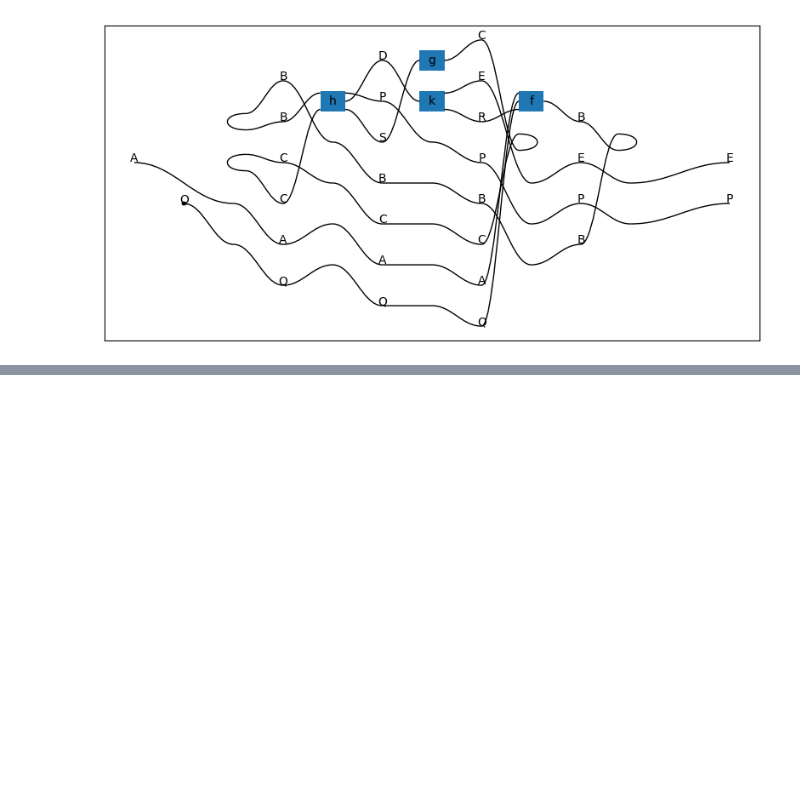
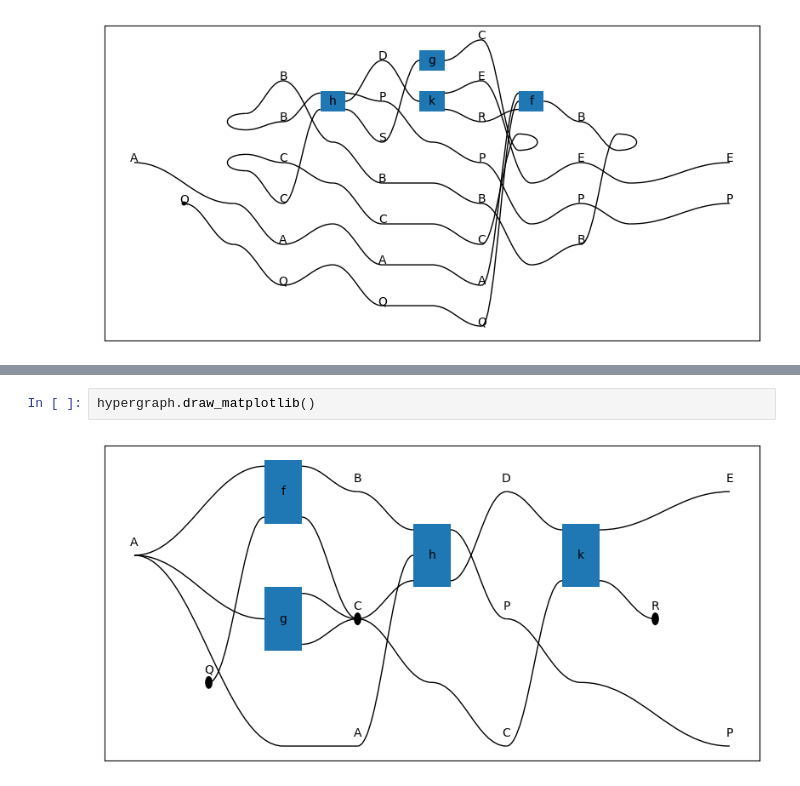
Before and after one commit to alexkoziell/hyperstrings, a Jupyter notebook: prototyping/scratchpad.ipynb, the cells around one changed output, grey strips where cells are left out. Cells and saved outputs as stored; diff of their text form; blank space fills up the shorter version.

```diff
--- a/prototyping/scratchpad.ipynb
+++ b/prototyping/scratchpad.ipynb
@@ -99,0 +164,4 @@ cyclic_hypergraph.make_cycles_explicit().draw_matplotlib()
+# %%
+hypergraph.draw_matplotlib()
+# %% [output]
+[figure, added]
```
Also changed, not shown: parts of 3 cells of this notebook, 1 other file.
